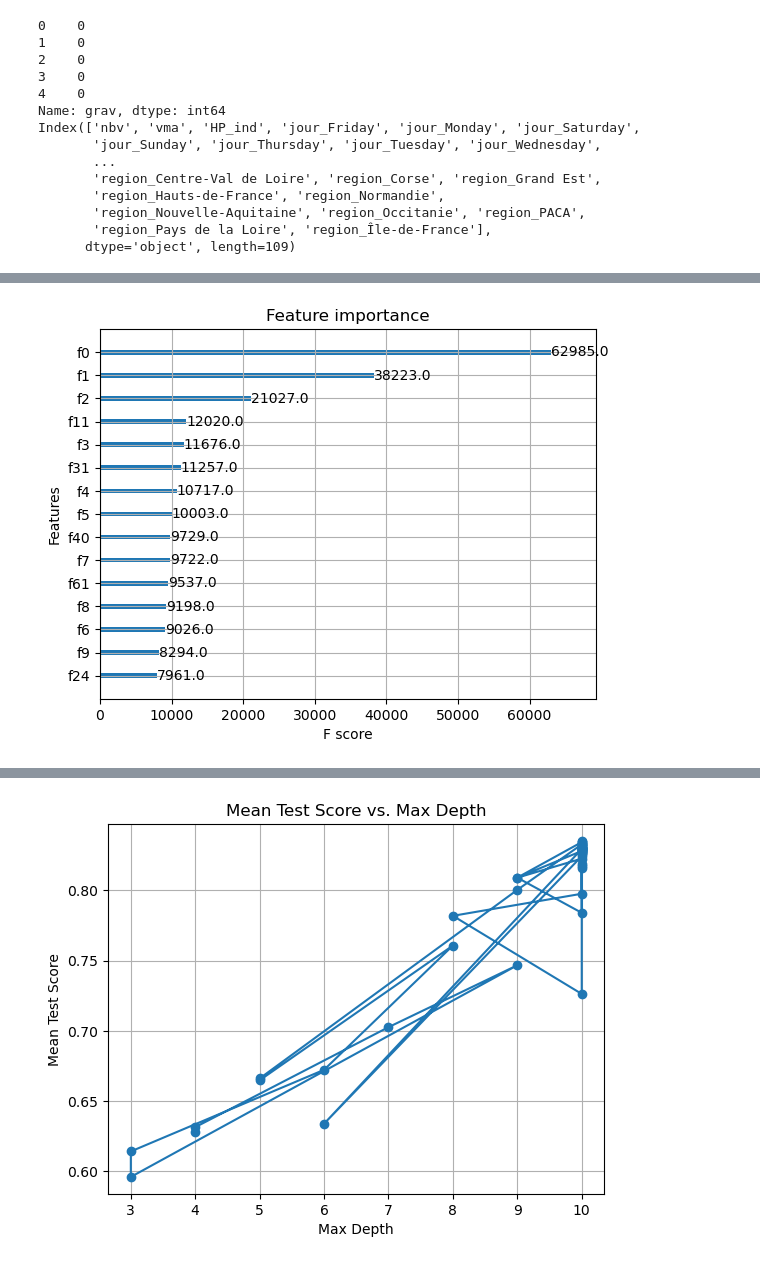
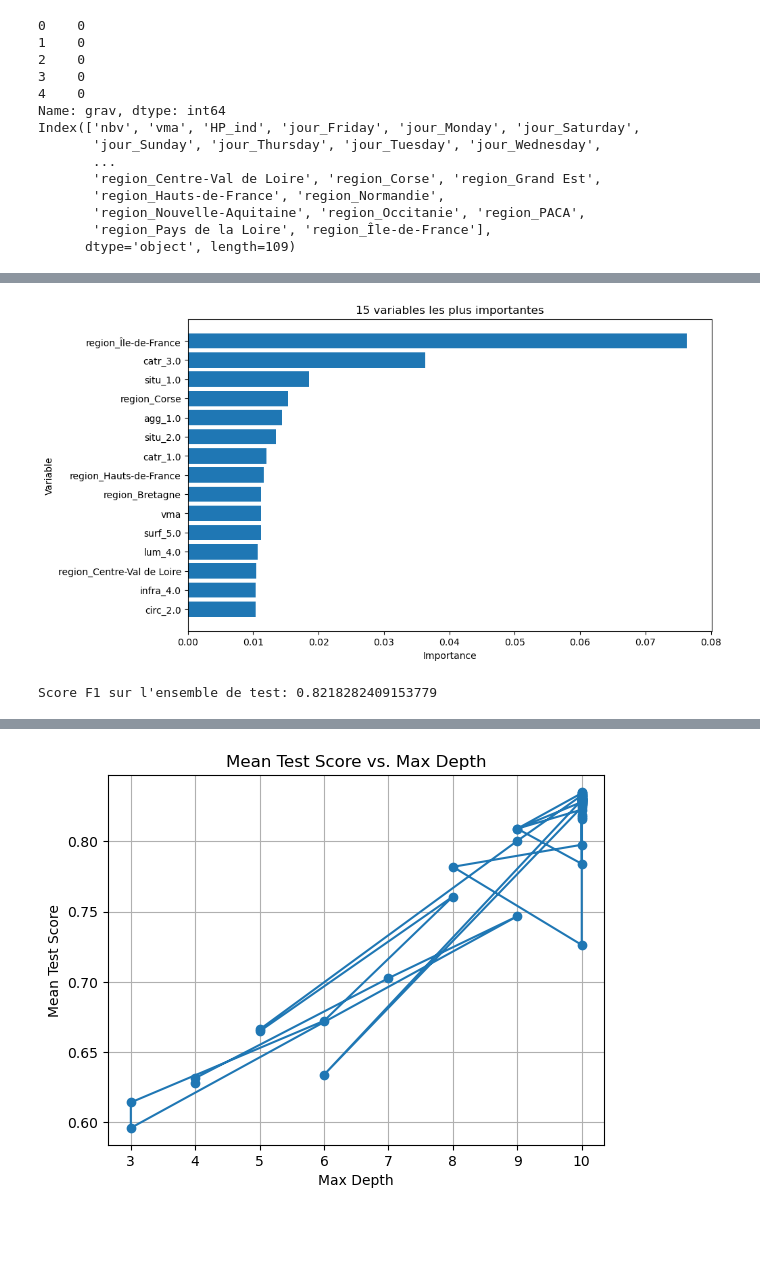
Before and after one commit to solinemignot/statapp_sujet26, a Jupyter notebook: Partie2_ML/XGBoost.ipynb, the cells around one changed output, grey strips where cells are left out. Cells and saved outputs as stored; diff of their text form; code cells hidden in the pictures; blank space fills up the shorter version.

Commit message:
xgboost

```diff
--- a/Partie2_ML/XGBoost.ipynb
+++ b/Partie2_ML/XGBoost.ipynb
@@ -124,17 +95,0 @@ Meilleur score :  0.8789512980576832
-# %%
-params = grid_search.best_params_
-
-# Entraîner le modèle XGBoost
-num_round = 100  # Nombre d'itérations d'entraînement
-model = xgb.train(params, dtrain, num_round)
-
-# Convertir les prédictions en classes (0 ou 1)
-predictions = model.predict(dtest)
-
-# Calculer la précision du modèle
-accuracy = accuracy_score(y_test, predictions)
-print("Accuracy:", accuracy)
-
-# Afficher le rapport de classification
-print("Classification Report:")
-print(classification_report(y_test, predictions))
@@ -152,5 +96,32 @@ weighted avg       0.91      0.91      0.91     11768
-# %%
-xgb.plot_importance(model, max_num_features=15)
-plt.show()
-# %% [output]
-[figure, removed]
+# %%
+# Obtenir l'importance des variables à partir du modèle entraîné
+importance = model.feature_importances_
+
+# Créer un dictionnaire pour stocker l'importance de chaque variable avec son nom
+feature_importance_dict = dict(zip(features, importance))
+
+# Trier les variables par importance et sélectionner les 15 premières
+top_features = sorted(feature_importance_dict.items(), key=lambda x: x[1], reverse=True)[:15]
+
+# Extraire les noms des 15 variables les plus importantes
+top_feature_names = [feature[0] for feature in top_features]
+top_importance = [feature[1] for feature in top_features]
+
+# Tracer l'importance des 15 variables les plus importantes
+plt.figure(figsize=(10, 6))
+plt.barh(top_feature_names, top_importance)
+plt.xlabel('Importance')
+plt.ylabel('Variable')
+plt.title('15 variables les plus importantes')
+plt.gca().invert_yaxis()  # Inverser l'axe y pour avoir la variable la plus importante en haut
+
+
+plt.show()
+# %% [output]
+[figure, added]
+# %%
+y_pred = model.predict(X_test)
+f1 = f1_score(y_test, y_pred)
+print("Score F1 sur l'ensemble de test:", f1)
+# %% [output]
+Score F1 sur l'ensemble de test: 0.8218282409153779
```
Also changed, not shown: parts of 17 cells of this notebook.
